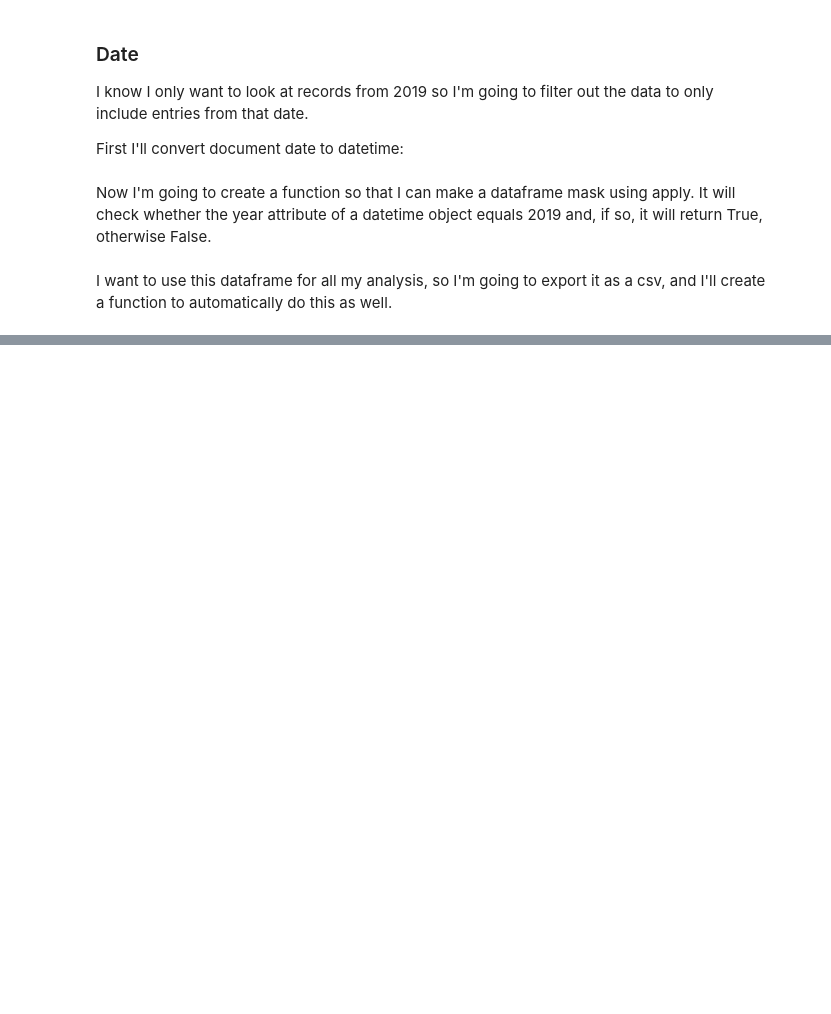
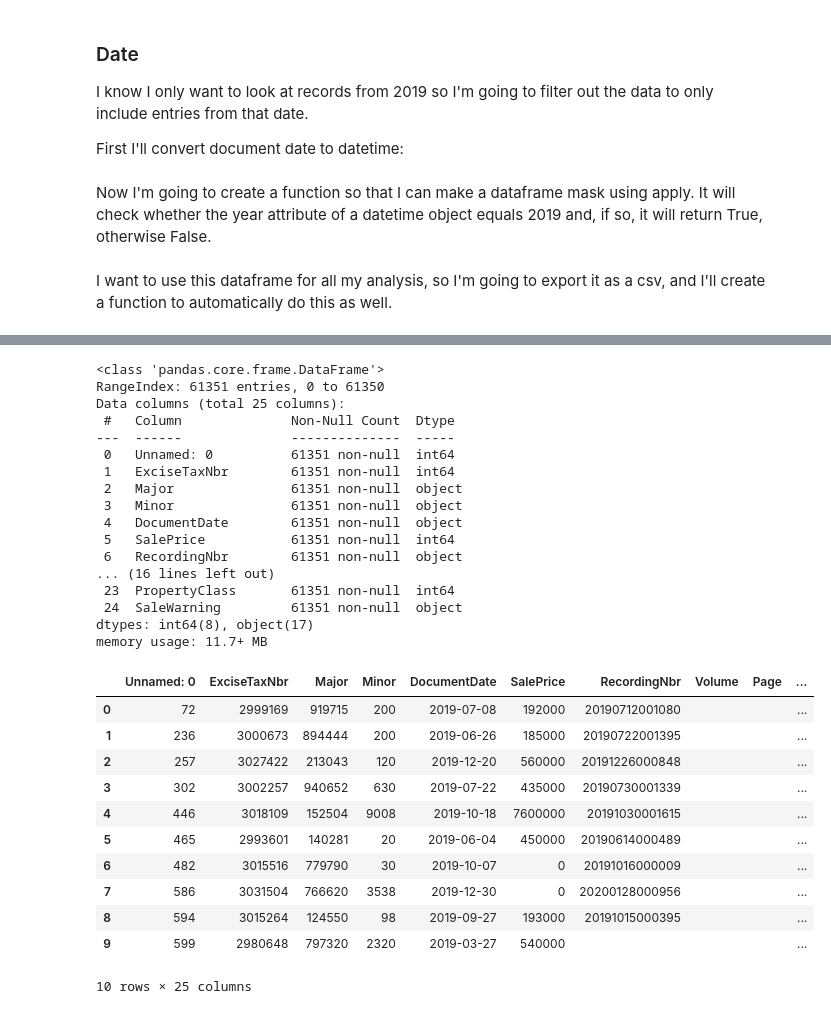
Before and after one commit to chum46/housing_sales_king_county, a Jupyter notebook: notebooks/exploratory/03_mef_duplex_correlation.ipynb, the cells around one changed output, grey strips where cells are left out. Saved outputs shown, nothing was run; the diff lists cells and outputs as text; code cells hidden in the pictures; blank space fills up the shorter version.

```diff
--- a/notebooks/exploratory/03_mef_duplex_correlation.ipynb
+++ b/notebooks/exploratory/03_mef_duplex_correlation.ipynb
@@ -98,0 +125,33 @@ I might need to do the same thing for res_bldg as well, so let's check that one
+# %%
+rp_sale.info()
+rp_sale.head(10)
+# %% [output]
+<class 'pandas.core.frame.DataFrame'>
+RangeIndex: 61351 entries, 0 to 61350
+Data columns (total 25 columns):
+ #   Column              Non-Null Count  Dtype
+---  ------              --------------  -----
+ 0   Unnamed: 0          61351 non-null  int64
+ 1   ExciseTaxNbr        61351 non-null  int64
+ 2   Major               61351 non-null  object
+ 3   Minor               61351 non-null  object
+ 4   DocumentDate        61351 non-null  object
+ 5   SalePrice           61351 non-null  int64
+ 6   RecordingNbr        61351 non-null  object
+... (16 lines left out)
+ 23  PropertyClass       61351 non-null  int64
+ 24  SaleWarning         61351 non-null  object
+dtypes: int64(8), object(17)
+memory usage: 11.7+ MB
+|  | Unnamed: 0 | ExciseTaxNbr | Major | Minor | DocumentDate | SalePrice | RecordingNbr | Volume | Page | ... |
+| 0 | 72 | 2999169 | 919715 | 200 | 2019-07-08 | 192000 | 20190712001080 |  |  | ... |
+| 1 | 236 | 3000673 | 894444 | 200 | 2019-06-26 | 185000 | 20190722001395 |  |  | ... |
+| 2 | 257 | 3027422 | 213043 | 120 | 2019-12-20 | 560000 | 20191226000848 |  |  | ... |
+| 3 | 302 | 3002257 | 940652 | 630 | 2019-07-22 | 435000 | 20190730001339 |  |  | ... |
+| 4 | 446 | 3018109 | 152504 | 9008 | 2019-10-18 | 7600000 | 20191030001615 |  |  | ... |
+| 5 | 465 | 2993601 | 140281 | 20 | 2019-06-04 | 450000 | 20190614000489 |  |  | ... |
+| 6 | 482 | 3015516 | 779790 | 30 | 2019-10-07 | 0 | 20191016000009 |  |  | ... |
+| 7 | 586 | 3031504 | 766620 | 3538 | 2019-12-30 | 0 | 20200128000956 |  |  | ... |
+| 8 | 594 | 3015264 | 124550 | 98 | 2019-09-27 | 193000 | 20191015000395 |  |  | ... |
+| 9 | 599 | 2980648 | 797320 | 2320 | 2019-03-27 | 540000 |  |  |  | ... |
+10 rows × 25 columns
```
Also changed, not shown: parts of 38 cells of this notebook.
